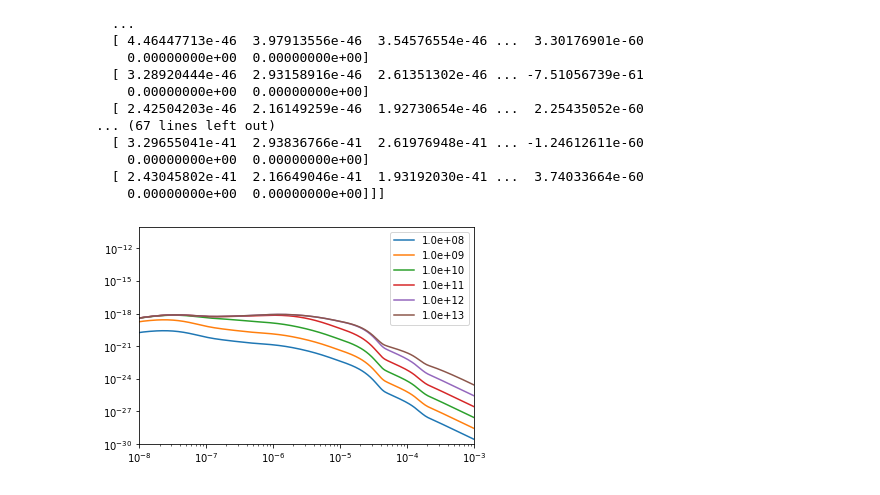
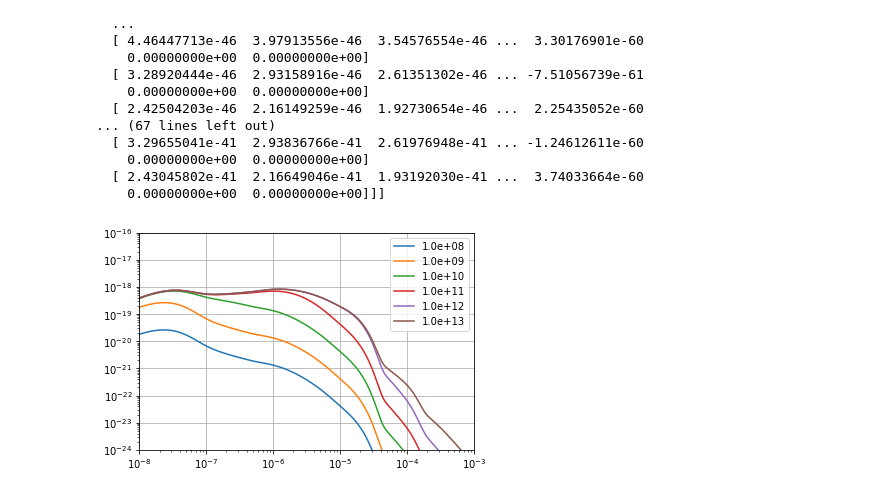
Before and after one commit to hirata10/IGMCRProject, a Jupyter notebook: distribution_diff.ipynb, the cells around one changed output. Drawn from its saved outputs; the diff is of its cells as text; code cells hidden in the pictures.

```diff
--- a/distribution_diff.ipynb
+++ b/distribution_diff.ipynb
@@ -352,15 +352,18 @@ mc2 = np.zeros((400, t_num+1))
 mc2[:,0] = theta_e_arr
 mc2[:,1:] = deriv_array
 np.savetxt('deriv_array.dat', mc2)
+# %%
+deriv_array = np.loadtxt('deriv_array.dat')
 # %%
 for i in range(t_num):
-    plt.plot(Omega_x, -deriv_array[:, i], label=f'{t_arr[i]:.1e}')
+    plt.plot(Omega_x, -deriv_array[:, 1+i], label=f'{t_arr[i]:.1e}')
 
 plt.legend(loc = 'upper right')
 plt.xlim([1e-8, 1e-3])
-plt.ylim([1e-30, 1e-10])
+plt.ylim([1e-24, 1e-16])
 plt.xscale('log')
 plt.yscale('log')
+plt.grid(True)
 plt.show()
 # %% [output]
-[figure, old version]
+[figure, new version]
```
Also changed, not shown: parts of 3 cells of this notebook.
